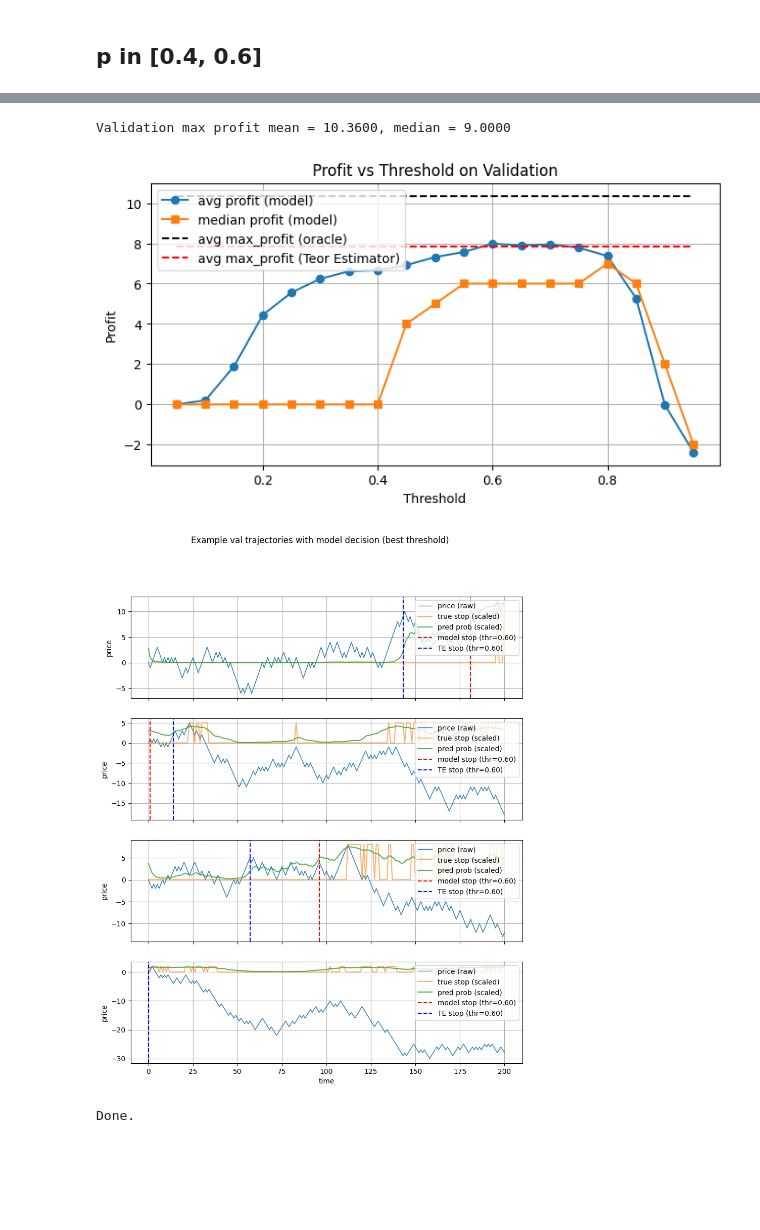
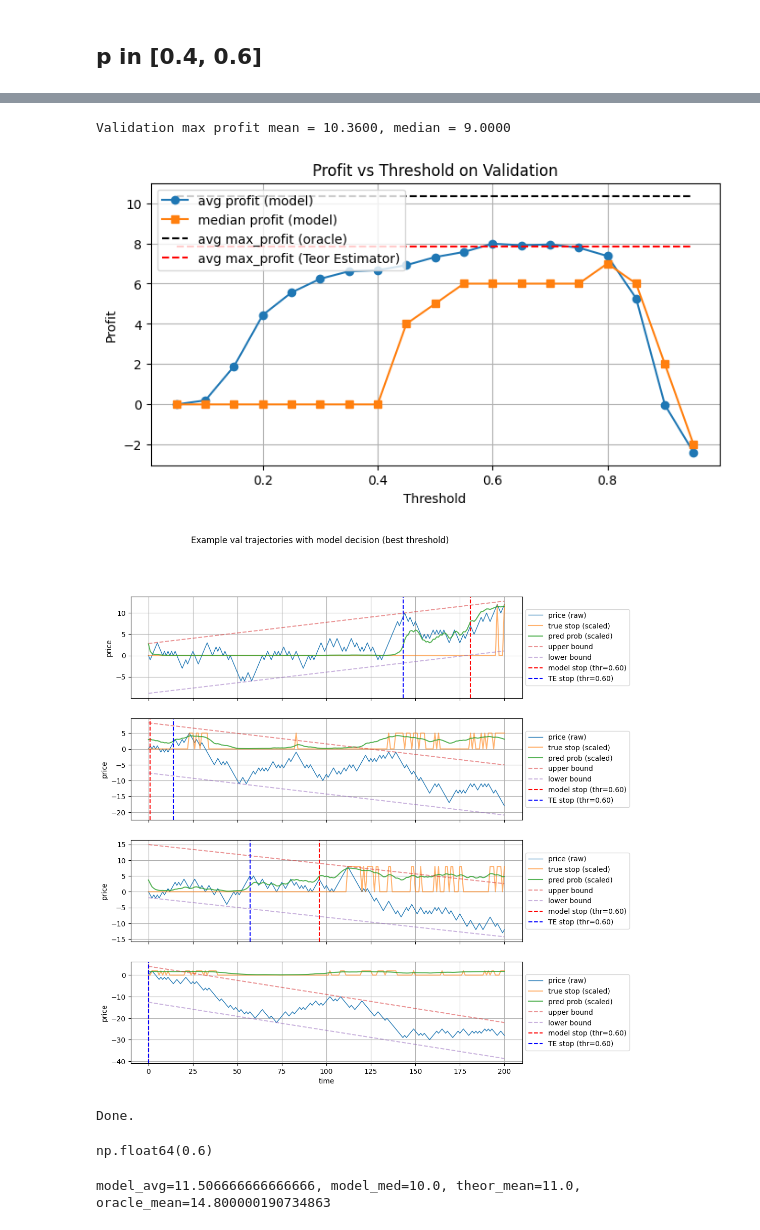
Before and after one commit to dm1trykrylov/optimal-stopping-conditioned-rw, a Jupyter notebook: optimal_stopping.ipynb, the cells around one changed output, grey strips where cells are left out. Saved outputs shown, nothing was run; the diff lists cells and outputs as text; code cells hidden in the pictures; blank space fills up the shorter version.

Commit message:
Update plots

```diff
--- a/optimal_stopping.ipynb
+++ b/optimal_stopping.ipynb
@@ -1559,6 +1559,16 @@ class TheoreticalEstimator:
         return labels
 # %% [markdown]
 ## p in [0.4, 0.6]
+# %%
+from dataclasses import dataclass
+
+@dataclass
+class ResultsStorage:
+    """
+    Class for storing metrics
+    """
+# %%
+storage = ResultsStorage()
 # %%
 """
 train_eval_gru_profit.py
@@ -1751,7 +1761,7 @@ def compute_profits_for_threshold(all_probs, all_positions, threshold):
     return profits, chosen_idxs
 
 # ---------------- main ----------------
-def main():
+def main(storage):
     print("Device:", DEVICE)
     # build dataset
     X, Y, POS = build_dataset(n_paths=N_PATHS, seq_len=SEQ_LEN)
@@ -1846,6 +1856,8 @@ def main():
     # -------------------- TheoreticalEstimator
     teor_est_profit = []
     teor_est_predict = []
+    upper_bounds = []
+    lower_bounds = []
     for positions in val_positions:
       positions = np.array(positions) - positions[0]
       x = np.arange(SEQ_LEN + 1)
@@ -1862,6 +1874,9 @@ def main():
       lower_bound = lambda n: b_lower + n * a_lower
       upper_bound = lambda n: b_upper + n * a_upper
 
+      upper_bounds.append(upper)
+      lower_bounds.append(lower)
+
       teor_est = TheoreticalEstimator(SEQ_LEN, lower_bound, upper_bound)
       teor_est.fit()
       pred = teor_est.predict(positions)
@@ -1870,6 +1885,12 @@ def main():
       teor_est_profit.append(positions[idx] - positions[0])
     teor_est_profit = np.array(teor_est_profit)
 
+    storage.avg_profits = avg_profits
+    storage.med_profits = med_profits
+    storage.max_profits = max_profits
+    storage.thresholds = thresholds
+    storage.teor_est_profit = teor_est_profit
+    storage.SEQ_LEN = SEQ_LEN
 
     # Plot Profit vs Threshold
     plt.figure(figsize=(8,4))
@@ -1908,10 +1929,14 @@ def main():
         ax.plot(pos, label="price (raw)", linewidth=1)
         ax.plot(true * pos.max(), label="true stop (scaled)", alpha=0.6)
         ax.plot(probs * pos.max(), label="pred prob (scaled)", alpha=0.8)
+
+        ax.plot(upper_bounds[idx], label="upper bound", alpha=0.5, linestyle='--')
+        ax.plot(lower_bounds[idx], label="lower bound", alpha=0.5, linestyle='--')
+
         ax.axvline(chosen_t, color='r', linestyle='--', label=f"model stop (thr={best_thr:.2f})")
         ax.axvline(te_pred, color='b', linestyle='--', label=f"TE stop (thr={best_thr:.2f})")
         ax.set_ylabel("price")
-        ax.legend(loc="upper right")
+        ax.legend(loc='center left', bbox_to_anchor=(1, 0.5))
         ax.grid(True)
     axs[-1].set_xlabel("time")
     plt.suptitle("Example val trajectories with model decision (best threshold)")
@@ -1919,27 +1944,35 @@ def main():
 
     print("Done.")
 # %%
-main()
+main(storage)
 # %% [output]
 Device: cpu
 Shapes X,Y,POS: (500, 201, 6) (500, 201) (500, 201)
 pos_weight (neg/pos) = 8.630
 Epoch 01 | train_loss=1.208239 | val_loss=1.228386
 Epoch 02 | train_loss=1.147245 | val_loss=1.165387
 Epoch 03 | train_loss=1.100066 | val_loss=1.120851
 Epoch 04 | train_loss=1.065642 | val_loss=1.087016
 Epoch 05 | train_loss=1.042632 | val_loss=1.060302
 Epoch 06 | train_loss=1.010632 | val_loss=1.034066
 Epoch 07 | train_loss=0.995216 | val_loss=1.010147
 Epoch 08 | train_loss=0.969967 | val_loss=0.981305
 Epoch 09 | train_loss=0.939865 | val_loss=0.943002
 ... (18 lines left out)
 Epoch 28 | train_loss=0.659498 | val_loss=0.681115
 Epoch 29 | train_loss=0.651857 | val_loss=0.670943
 Epoch 30 | train_loss=0.657152 | val_loss=0.673706
 Validation ROC AUC (flattened timesteps) = 0.9014
 [figure]
 Validation max profit mean = 10.3600, median = 9.0000
 [figure]
-[figure, old version]
+[figure, new version]
 Done.
+# %%
+storage.thresholds[11]
+# %% [output]
+np.float64(0.6)
+# %%
+print(f"model_avg={storage.avg_profits[11]}, model_med={storage.med_profits[11]}, theor_mean={storage.teor_est_profit.mean()}, oracle_mean={storage.max_profits.mean()}")
+# %% [output]
+model_avg=11.506666666666666, model_med=10.0, theor_mean=11.0, oracle_mean=14.800000190734863
```
